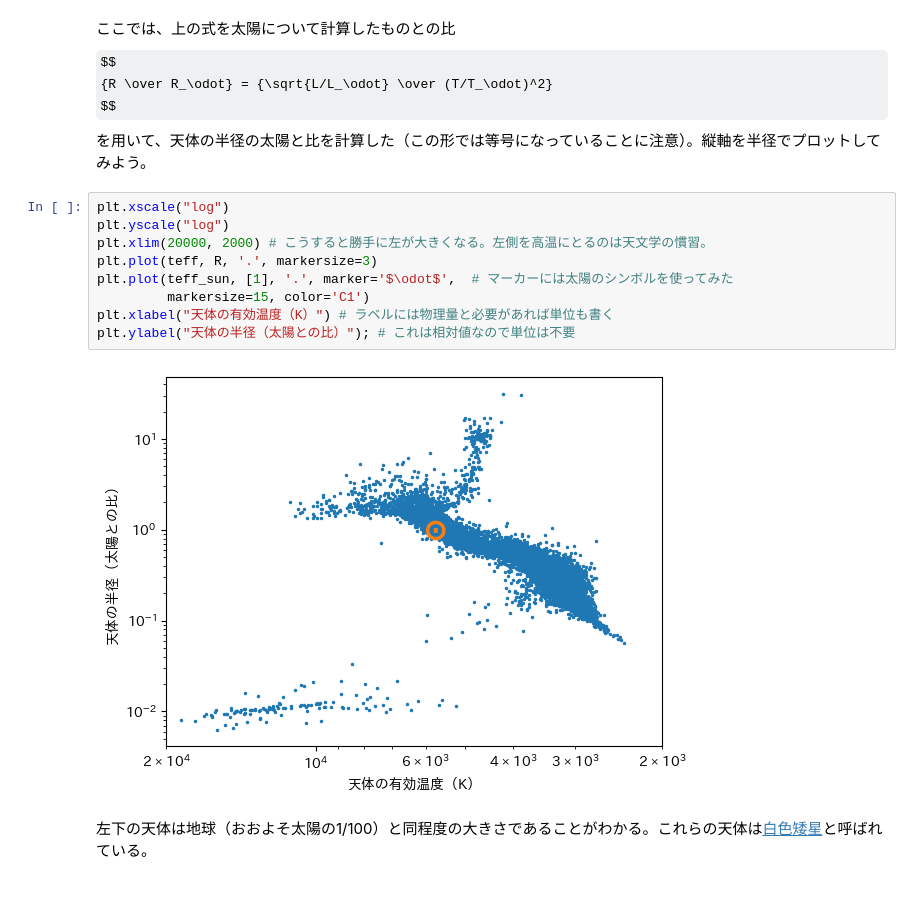
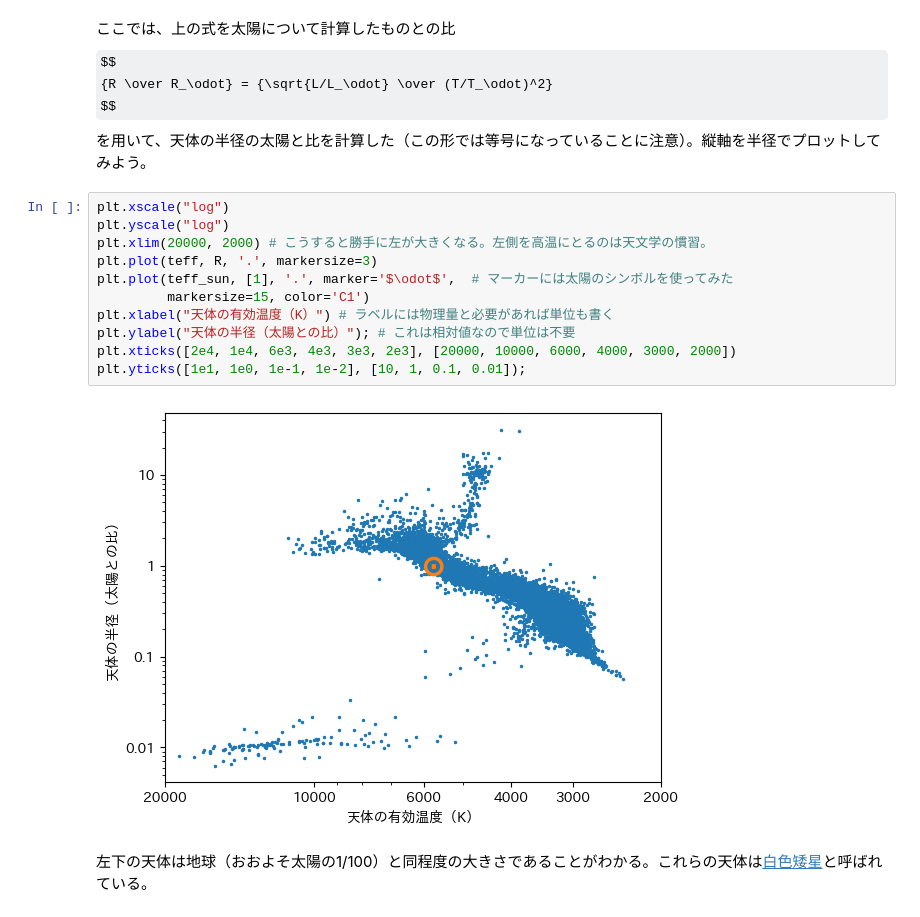
Before and after one commit to kemasuda/astrodata, a Jupyter notebook: lecture11_hr/lecture11_sol.ipynb, the cells around one changed output. Cells and saved outputs as stored; diff of their text form; some formulas as TeX source.

```diff
--- a/lecture11_hr/lecture11_sol.ipynb
+++ b/lecture11_hr/lecture11_sol.ipynb
@@ -107,13 +108,15 @@ $$
 # %%
 plt.xscale("log")
 plt.yscale("log")
 plt.xlim(20000, 2000) # こうすると勝手に左が大きくなる。左側を高温にとるのは天文学の慣習。
 plt.plot(teff, R, '.', markersize=3)
 plt.plot(teff_sun, [1], '.', marker='$\odot$',  # マーカーには太陽のシンボルを使ってみた
          markersize=15, color='C1')
 plt.xlabel("天体の有効温度（K）") # ラベルには物理量と必要があれば単位も書く
 plt.ylabel("天体の半径（太陽との比）"); # これは相対値なので単位は不要
+plt.xticks([2e4, 1e4, 6e3, 4e3, 3e3, 2e3], [20000, 10000, 6000, 4000, 3000, 2000])
+plt.yticks([1e1, 1e0, 1e-1, 1e-2], [10, 1, 0.1, 0.01]);
 # %% [output]
-[figure, old version]
+[figure, new version]
 # %% [markdown]
 左下の天体は地球（おおよそ太陽の1/100）と同程度の大きさであることがわかる。これらの天体は[白色矮星](https://ja.wikipedia.org/wiki/白色矮星)と呼ばれている。
```
Also changed, not shown: parts of 2 cells of this notebook.
